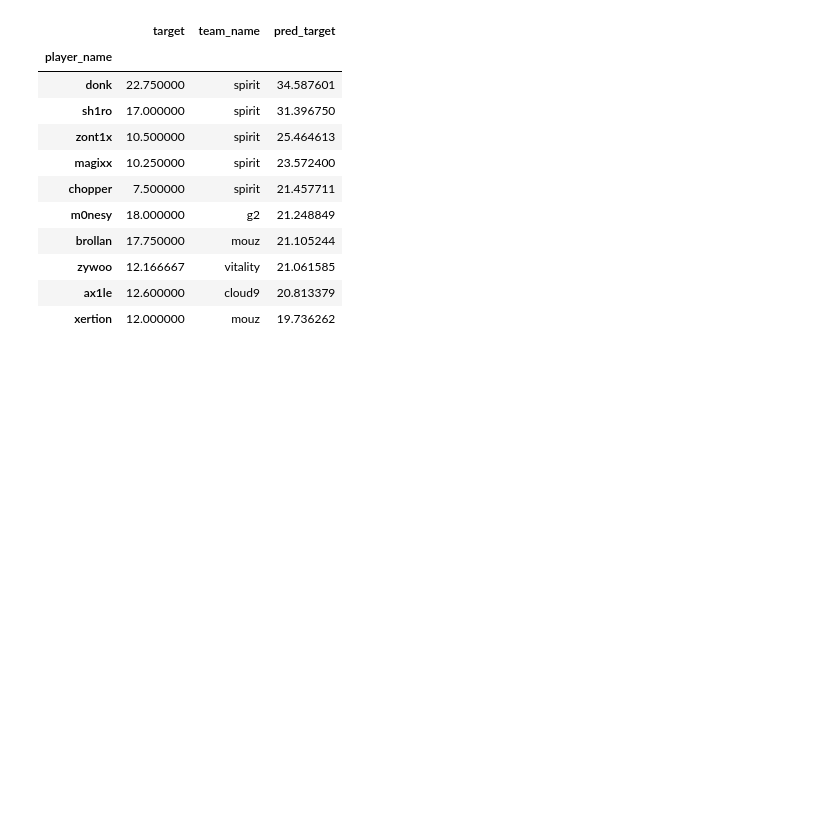
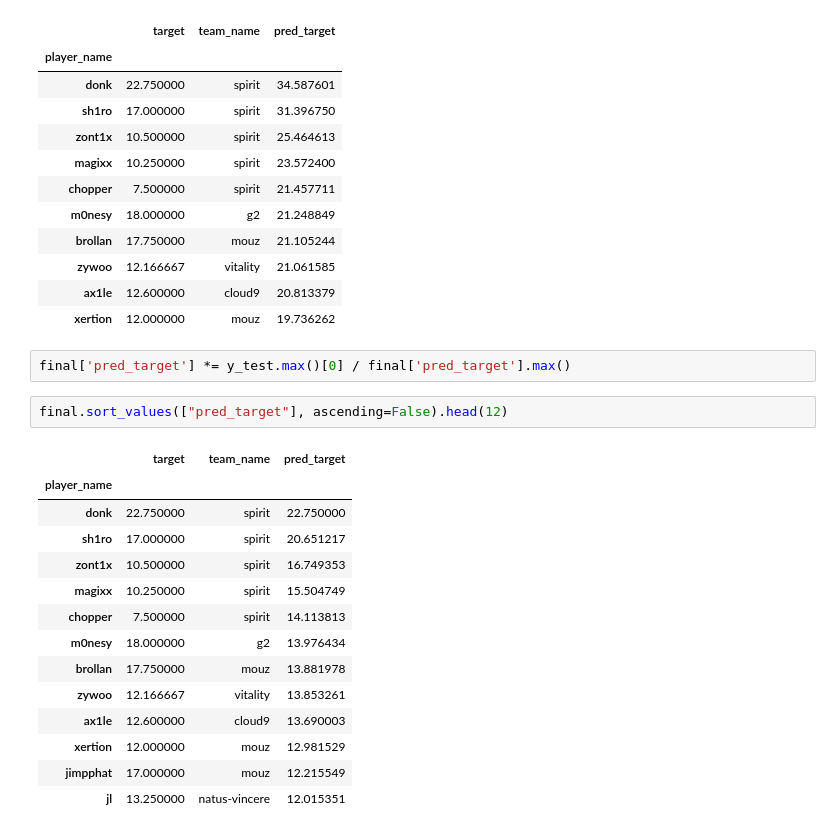
Before and after one commit to dteakh/fantasy-model, a Jupyter notebook: modelling/modelling_single_1.ipynb, the cells around one changed output. Cells and saved outputs as stored; diff of their text form; blank space fills up the shorter version.

```diff
--- a/modelling/modelling_single_1.ipynb
+++ b/modelling/modelling_single_1.ipynb
@@ -169,3 +186,22 @@ final.sort_values(["pred_target"], ascending=False).head(10)
 | zywoo | 12.166667 | vitality | 21.061585 |
 | ax1le | 12.600000 | cloud9 | 20.813379 |
 | xertion | 12.000000 | mouz | 19.736262 |
+# %%
+final['pred_target'] *= y_test.max()[0] / final['pred_target'].max()
+# %%
+final.sort_values(["pred_target"], ascending=False).head(12)
+# %% [output]
+|  | target | team_name | pred_target |
+| player_name |  |  |  |
+| donk | 22.750000 | spirit | 22.750000 |
+| sh1ro | 17.000000 | spirit | 20.651217 |
+| zont1x | 10.500000 | spirit | 16.749353 |
+| magixx | 10.250000 | spirit | 15.504749 |
+| chopper | 7.500000 | spirit | 14.113813 |
+| m0nesy | 18.000000 | g2 | 13.976434 |
+| brollan | 17.750000 | mouz | 13.881978 |
+| zywoo | 12.166667 | vitality | 13.853261 |
+| ax1le | 12.600000 | cloud9 | 13.690003 |
+| xertion | 12.000000 | mouz | 12.981529 |
+| jimpphat | 17.000000 | mouz | 12.215549 |
+| jl | 13.250000 | natus-vincere | 12.015351 |
```
Also changed, not shown: parts of 4 cells of this notebook.
